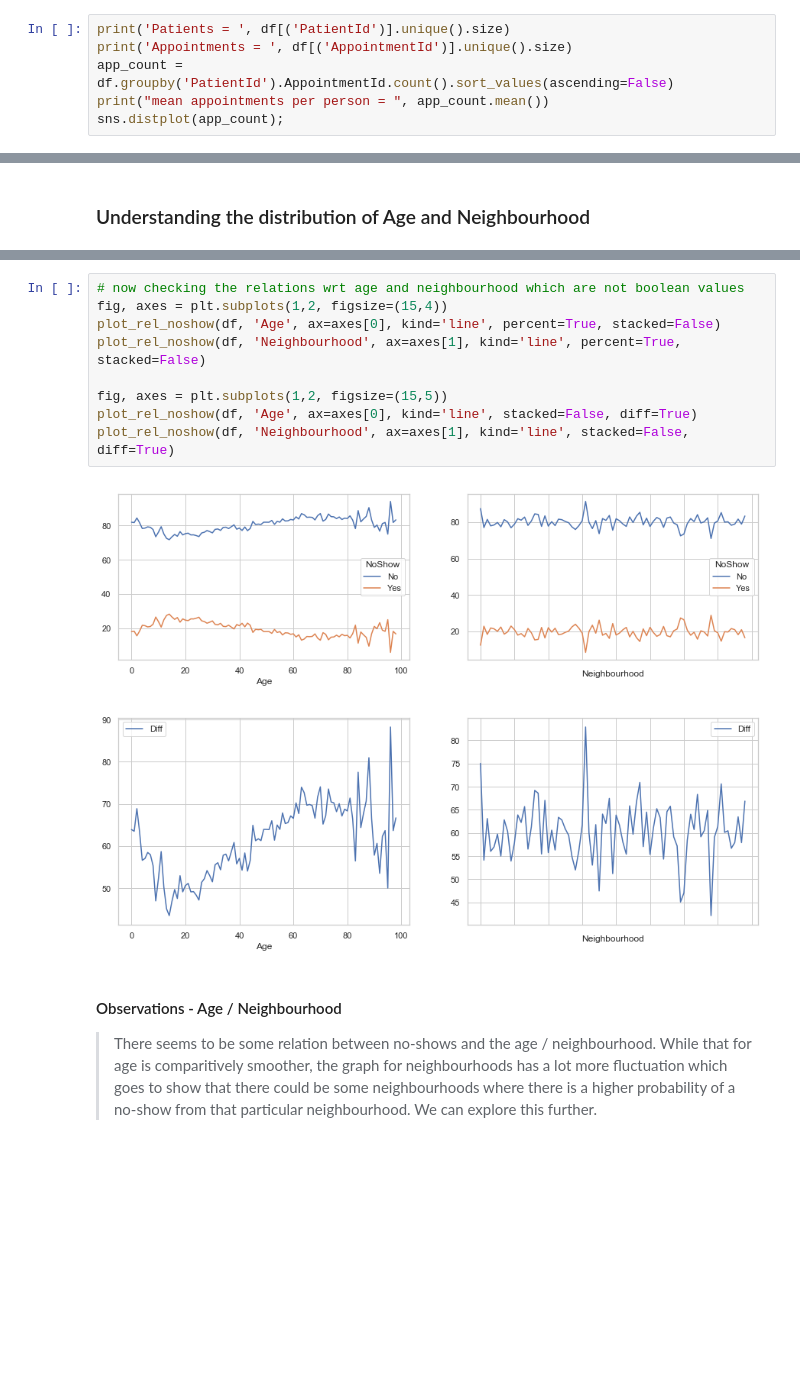
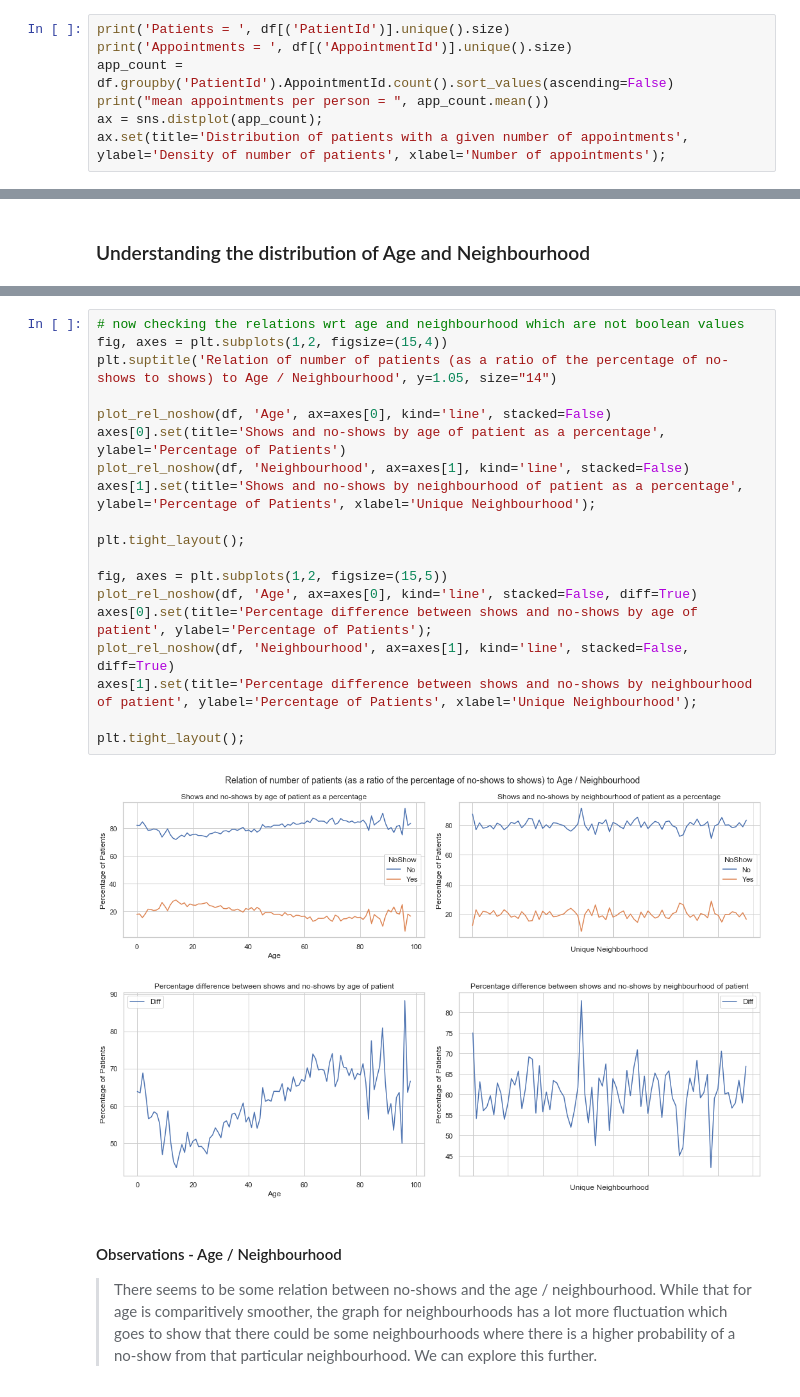
Before and after one commit to ksprashu/proj_investigate_dataset_no_show_appts, a Jupyter notebook: investigate-a-dataset-appointment_no_shows.ipynb, the cells around one changed output, grey strips where cells are left out. Drawn from its saved outputs; the diff is of its cells as text; blank space fills up the shorter version.

```diff
--- a/investigate-a-dataset-appointment_no_shows.ipynb
+++ b/investigate-a-dataset-appointment_no_shows.ipynb
@@ -183,7 +183,8 @@ print('Patients = ', df[('PatientId')].unique().size)
 print('Appointments = ', df[('AppointmentId')].unique().size)
 app_count = df.groupby('PatientId').AppointmentId.count().sort_values(ascending=False)
 print("mean appointments per person = ", app_count.mean())
-sns.distplot(app_count);
+ax = sns.distplot(app_count);
+ax.set(title='Distribution of patients with a given number of appointments', ylabel='Density of number of patients', xlabel='Number of appointments');
 # %% [output]
 Patients =  62294
 Appointments =  110514
@@ -325,15 +344,25 @@ Name: Age, dtype: int64
 # %%
 # now checking the relations wrt age and neighbourhood which are not boolean values
 fig, axes = plt.subplots(1,2, figsize=(15,4))
-plot_rel_noshow(df, 'Age', ax=axes[0], kind='line', percent=True, stacked=False)
-plot_rel_noshow(df, 'Neighbourhood', ax=axes[1], kind='line', percent=True, stacked=False)
+plt.suptitle('Relation of number of patients (as a ratio of the percentage of no-shows to shows) to Age / Neighbourhood', y=1.05, size="14")
+
+plot_rel_noshow(df, 'Age', ax=axes[0], kind='line', stacked=False)
+axes[0].set(title='Shows and no-shows by age of patient as a percentage', ylabel='Percentage of Patients')
+plot_rel_noshow(df, 'Neighbourhood', ax=axes[1], kind='line', stacked=False)
+axes[1].set(title='Shows and no-shows by neighbourhood of patient as a percentage', ylabel='Percentage of Patients', xlabel='Unique Neighbourhood');
+
+plt.tight_layout();
 
 fig, axes = plt.subplots(1,2, figsize=(15,5))
 plot_rel_noshow(df, 'Age', ax=axes[0], kind='line', stacked=False, diff=True)
+axes[0].set(title='Percentage difference between shows and no-shows by age of patient', ylabel='Percentage of Patients');
 plot_rel_noshow(df, 'Neighbourhood', ax=axes[1], kind='line', stacked=False, diff=True)
+axes[1].set(title='Percentage difference between shows and no-shows by neighbourhood of patient', ylabel='Percentage of Patients', xlabel='Unique Neighbourhood');
+
+plt.tight_layout();
 # %% [output]
-[figure, old version]
+[figure, new version]
-[figure, old version]
+[figure, new version]
 # %% [markdown]
 #### Observations - Age / Neighbourhood
 > There seems to be some relation between no-shows and the age / neighbourhood.
```
Also changed, not shown: parts of 12 cells of this notebook, 1 other file.
